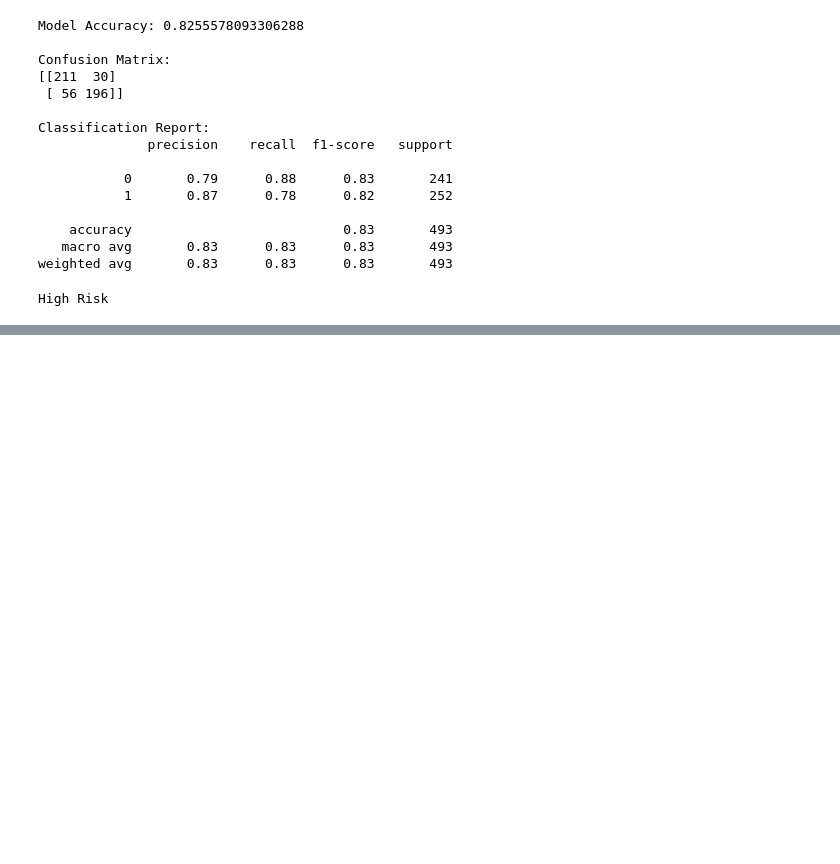
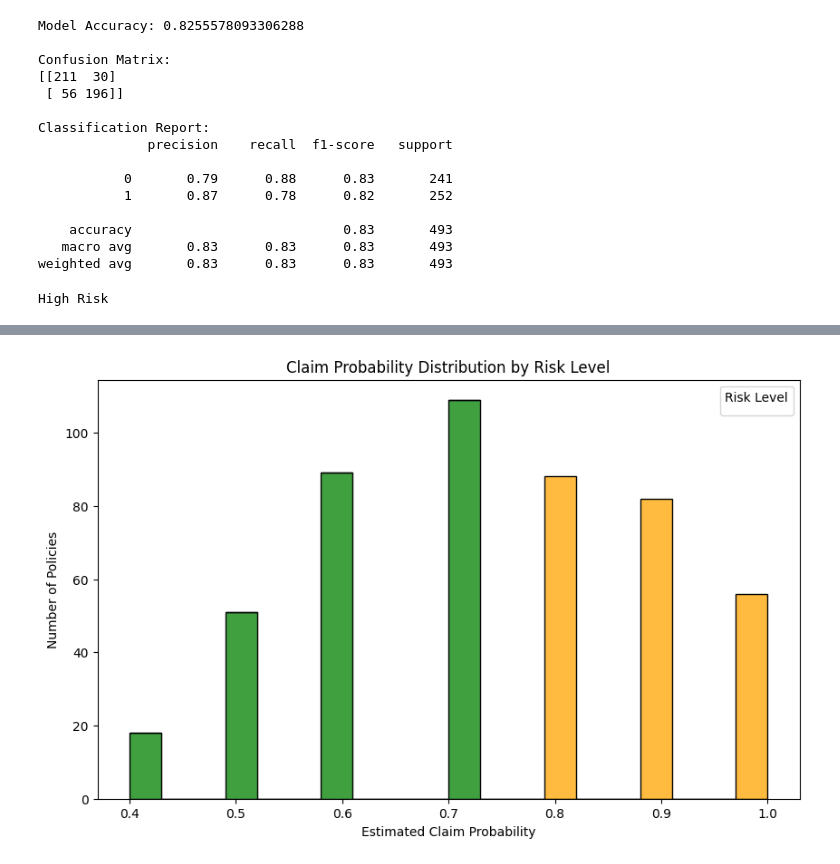
Before and after one commit to MadhuRuhdaM/insurance_python, a Jupyter notebook: prediction.ipynb, the cells around one changed output, grey strips where cells are left out. Cells and saved outputs as stored; diff of their text form; code cells hidden in the pictures; blank space fills up the shorter version.

```diff
--- a/prediction.ipynb
+++ b/prediction.ipynb
@@ -282,0 +297,20 @@ High Risk
+# %%
+import matplotlib.pyplot as plt
+import seaborn as sns
+
+# Assign colors for risk levels
+risk_colors = {'Low': 'green', 'Medium': 'orange', 'High': 'red'}
+
+plt.figure(figsize=(10,6))
+
+# Plot histogram of Claim Probability
+sns.histplot(df, x='Claim_Probability', bins=20, hue='Predicted_Risk',
+             multiple='stack', palette=risk_colors, edgecolor='black')
+
+plt.title("Claim Probability Distribution by Risk Level")
+plt.xlabel("Estimated Claim Probability")
+plt.ylabel("Number of Policies")
+plt.legend(title="Risk Level")
+plt.show()
+# %% [output]
+[figure, added]
```
Also changed, not shown: parts of 2 cells of this notebook.
